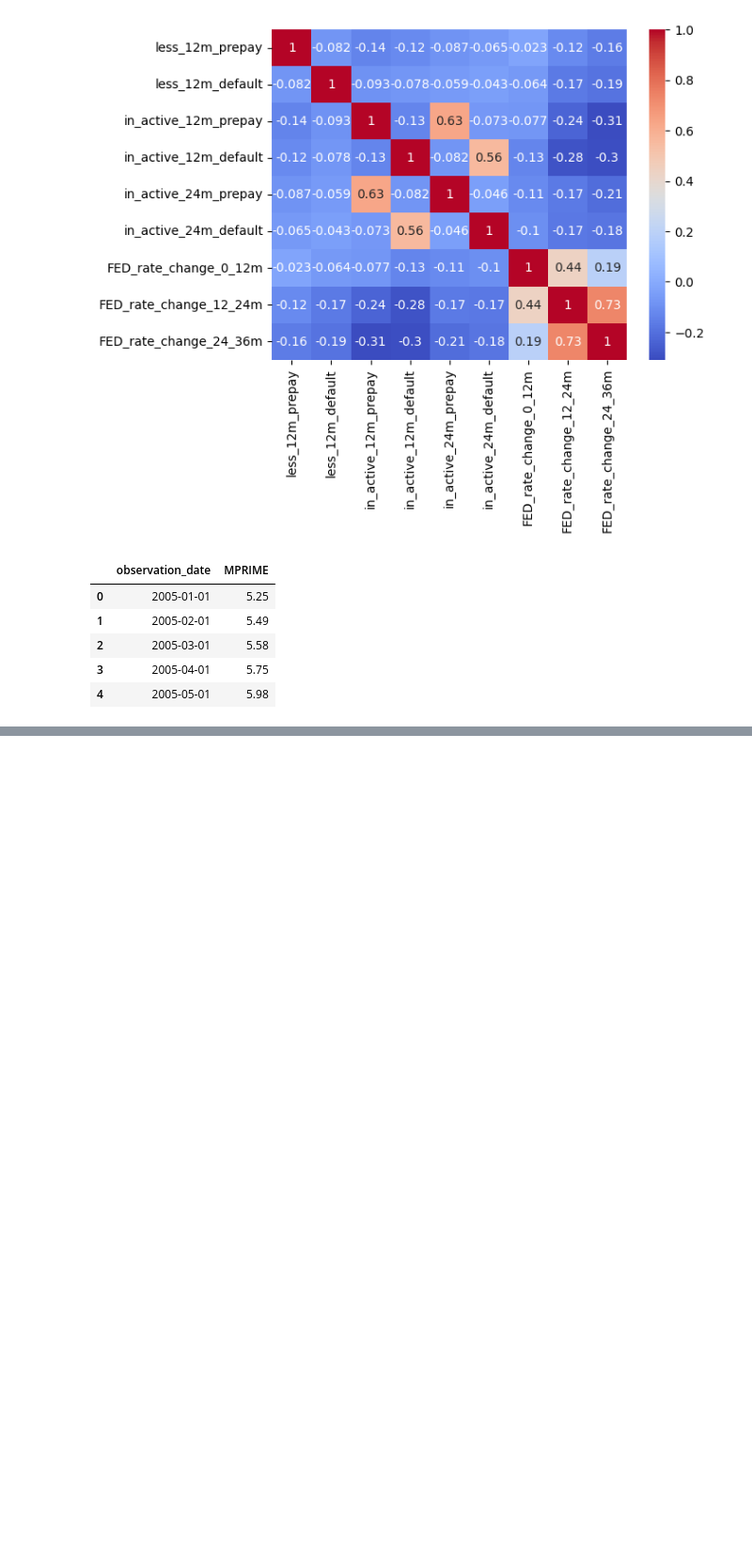
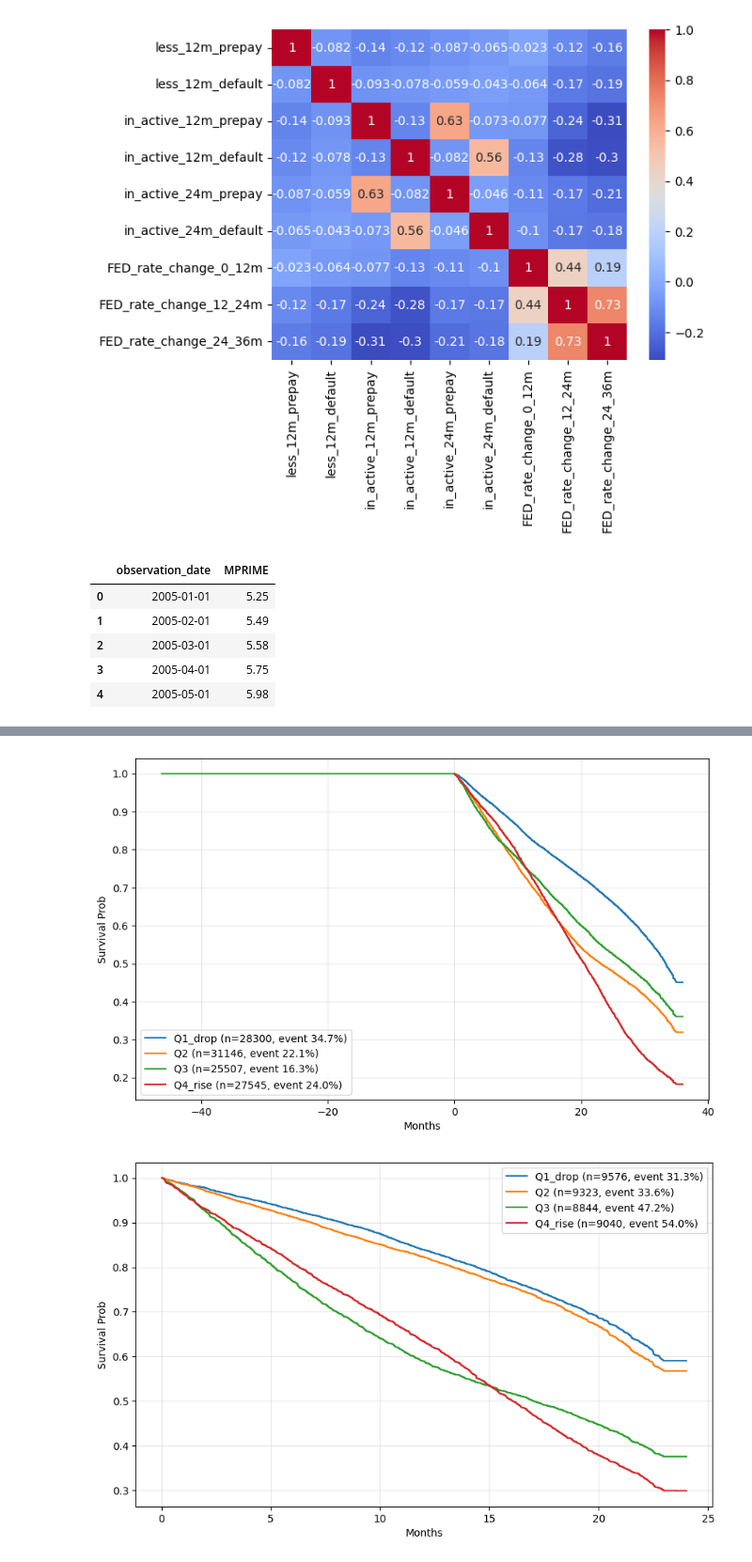
Before and after one commit to Erdos-Projects/spring-2026-deep-learning-prepayment-risk, a Jupyter notebook: FED_vs_default_prepayment.ipynb, the cells around one changed output, grey strips where cells are left out. Shown at 94% size. Cells and saved outputs as stored; diff of their text form; code cells hidden in the pictures; blank space fills up the shorter version.

```diff
--- a/FED_vs_default_prepayment.ipynb
+++ b/FED_vs_default_prepayment.ipynb
@@ -353,0 +398,17 @@ KeyError: "['DefaultRate', 'PrepaymentRate'] not in index"
+# %%
+# 1. Add all changes (assume already computed as %)
+df['q_0_12'] = pd.qcut(df['FED_rate_change_0_12m'], 4, labels=['Q1_drop', 'Q2', 'Q3', 'Q4_rise'])
+df['q_12_24'] = pd.qcut(df['FED_rate_change_12_24m'], 4, labels=['Q1_drop', 'Q2', 'Q3', 'Q4_rise'])
+df['q_24_36'] = pd.qcut(df['FED_rate_change_24_36m'], 4, labels=['Q1_drop', 'Q2', 'Q3', 'Q4_rise'])
+
+# 2. Sequential KM: full cohort by q_0_12 (your graph)
+plot_km_stratified(df, strata_col='q_0_12')
+
+# 3. Survivors >12mo by q_12_24
+df_surv12 = df[df['time'] > 12].copy()
+df_surv12['q_12_24_adj'] = pd.qcut(df_surv12['FED_rate_change_12_24m'], 4, labels=['Q1_drop', 'Q2', 'Q3', 'Q4_rise'])
+df_surv12['adj_time'] = df_surv12['time'] - 12  # Restart clock
+plot_km_stratified(df_surv12, time_col='adj_time', strata_col='q_12_24_adj')
+# %% [output]
+[figure, added]
+[figure, added]
```
Also changed, not shown: parts of 3 cells of this notebook, 1 other file.
